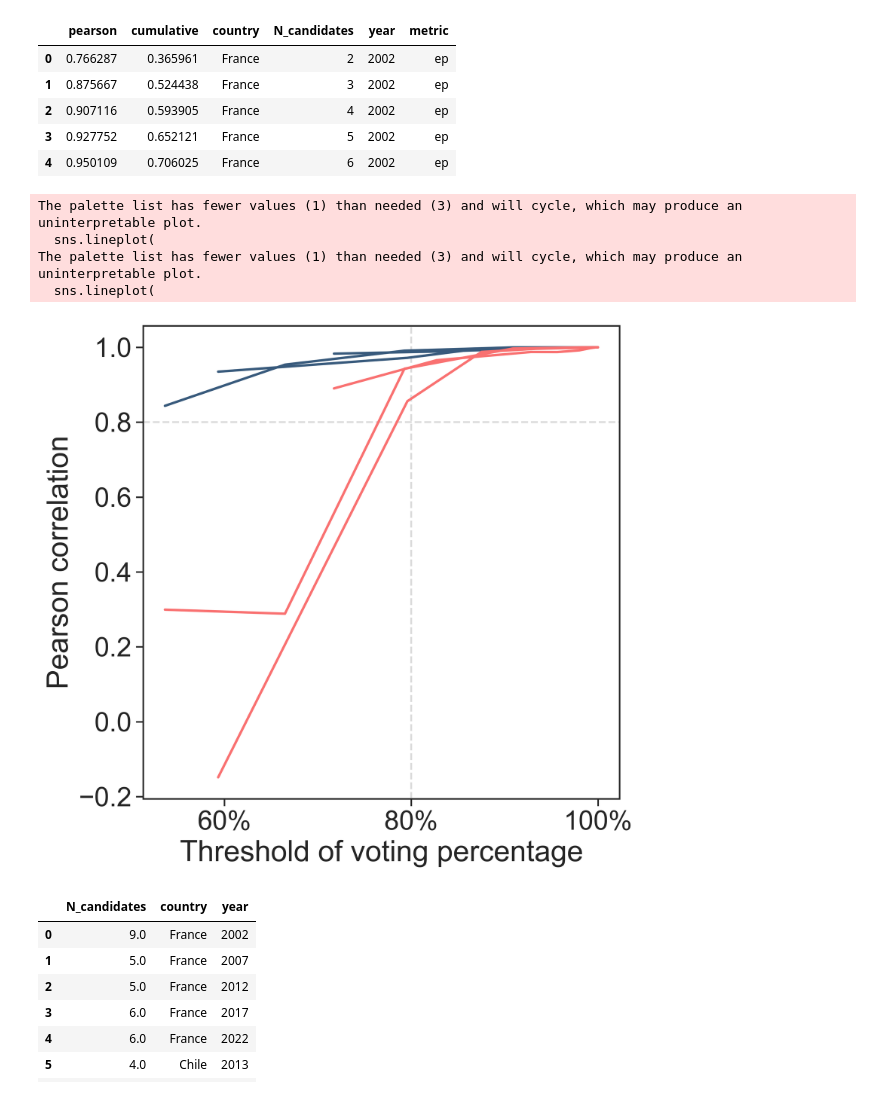
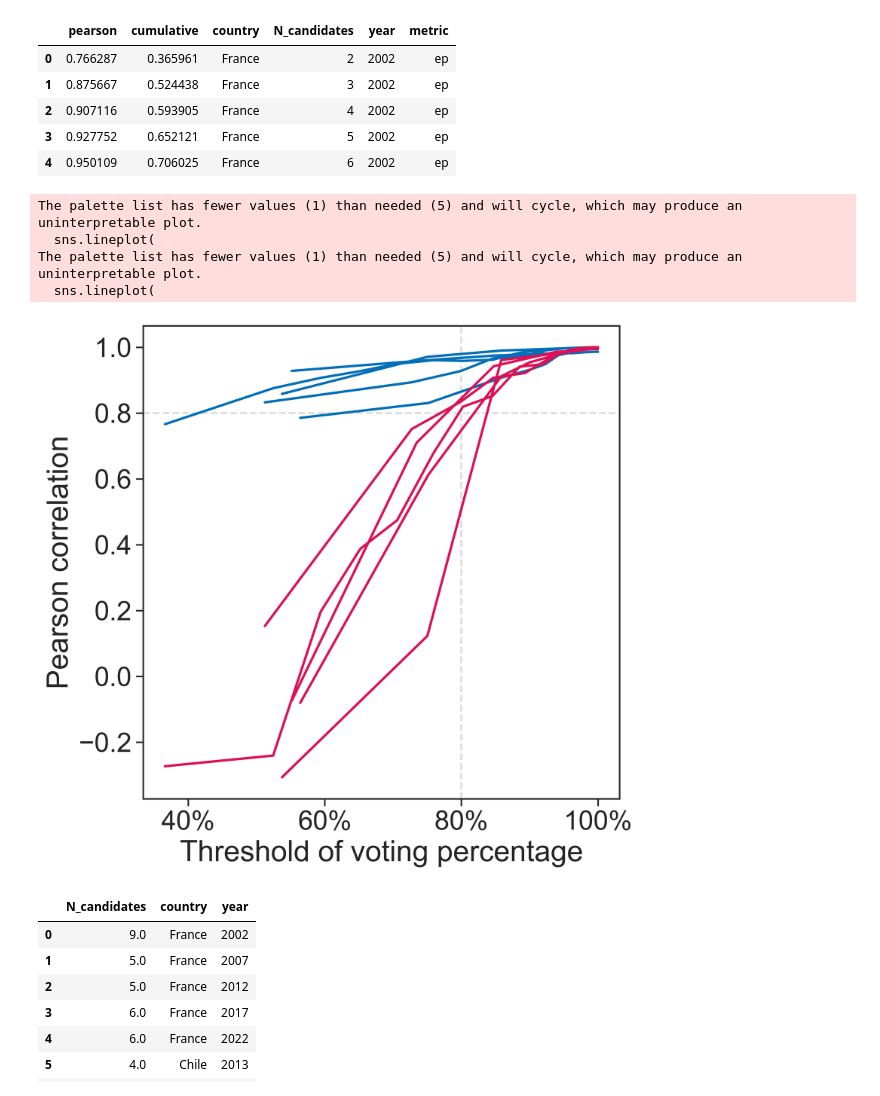
Before and after one commit to cnavarreteliz/atlas-elections-data, a Jupyter notebook: Robustness/Effective_N_Parties.ipynb, the cells around one changed output. Drawn from its saved outputs; the diff is of its cells as text; code cells hidden in the pictures.

```diff
--- a/Robustness/Effective_N_Parties.ipynb
+++ b/Robustness/Effective_N_Parties.ipynb
@@ -48,7 +48,7 @@ sns.set(font_scale=2, style="ticks")
 
 fig, ax = plt.subplots(figsize=(7, 7), dpi=400)
 
-country = "Chile"
+country = "France"
 
 sns.lineplot(
     x="cumulative",
@@ -56,37 +56,37 @@ sns.lineplot(
     lw=2,
     # legend=False,
     hue="year",
-    palette=sns.color_palette(["#385A7C"]),
+    palette=sns.color_palette(["#016FB9"]),
     data=df[(df["N_candidates"]>=2) & (df["country"] == country) & (df["metric"] == "ep")],
     # zorder=2
 )
 
 sns.lineplot(
     x="cumulative",
     y="pearson",
     lw=2,
     # legend=False,
     hue="year",
-    palette=sns.color_palette(["#F97171"]),
+    palette=sns.color_palette(["#DD1155"]),
     data=df[(df["N_candidates"]>=2) & (df["country"] == country) & (df["metric"] == "ec")],
     # zorder=2
 )
 
 ax.set_ylabel("Pearson correlation")
 ax.set_xlabel("Threshold of voting percentage")
 ax.axhline(y=0.8, color="#DBDBDB", ls="--", zorder=1)
 ax.axvline(x=0.8, color="#DBDBDB", ls="--", zorder=1)
 ax.xaxis.set_major_formatter(mtick.PercentFormatter(xmax=1, decimals=0))
 
 leg = ax.legend(title="Year", frameon=False)
 leg.remove()
 # for line in leg.get_lines():
 #     line.set_linewidth(7.0)
 # %% [output]
-The palette list has fewer values (1) than needed (3) and will cycle, which may produce an uninterpretable plot.
+The palette list has fewer values (1) than needed (5) and will cycle, which may produce an uninterpretable plot.
   sns.lineplot(
-The palette list has fewer values (1) than needed (3) and will cycle, which may produce an uninterpretable plot.
+The palette list has fewer values (1) than needed (5) and will cycle, which may produce an uninterpretable plot.
   sns.lineplot(
-[figure, old version]
+[figure, new version]
 # %%
 import sys
```
Also changed, not shown: parts of 3 cells of this notebook, 16 other files.
